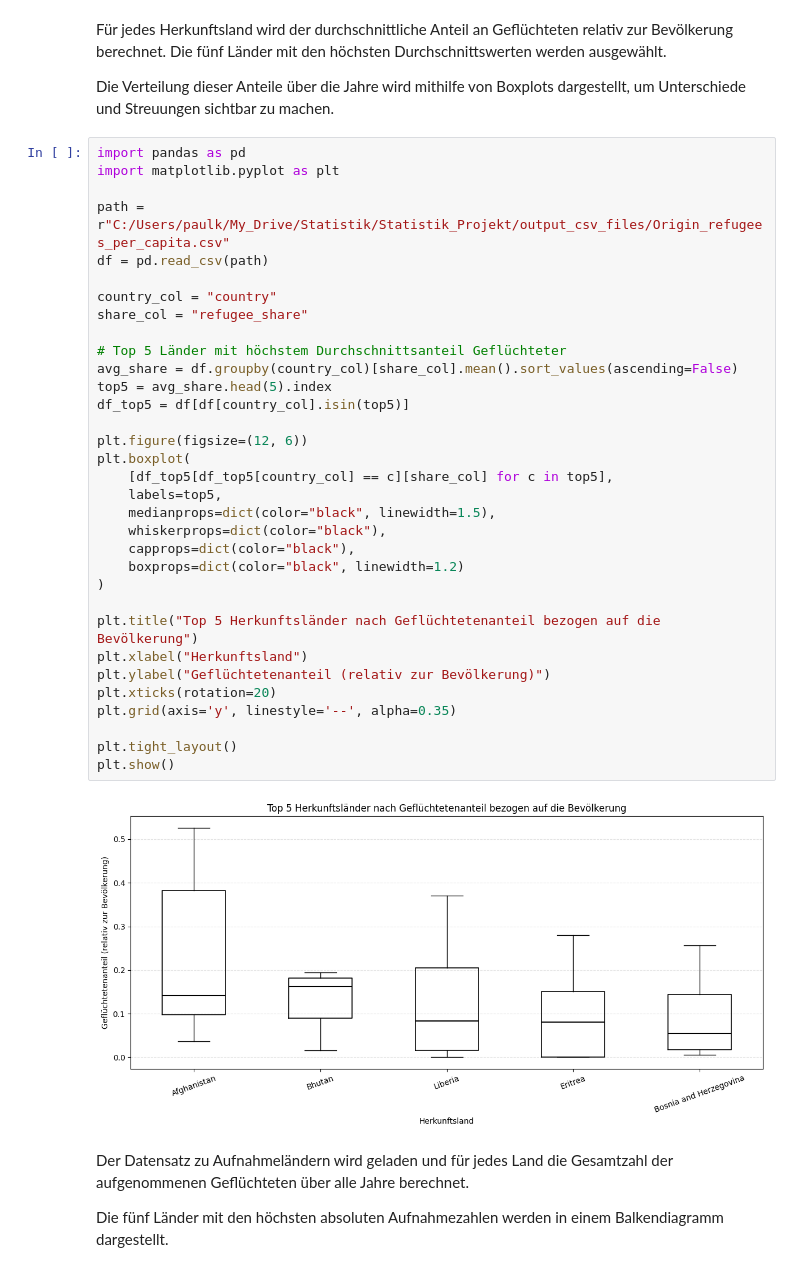
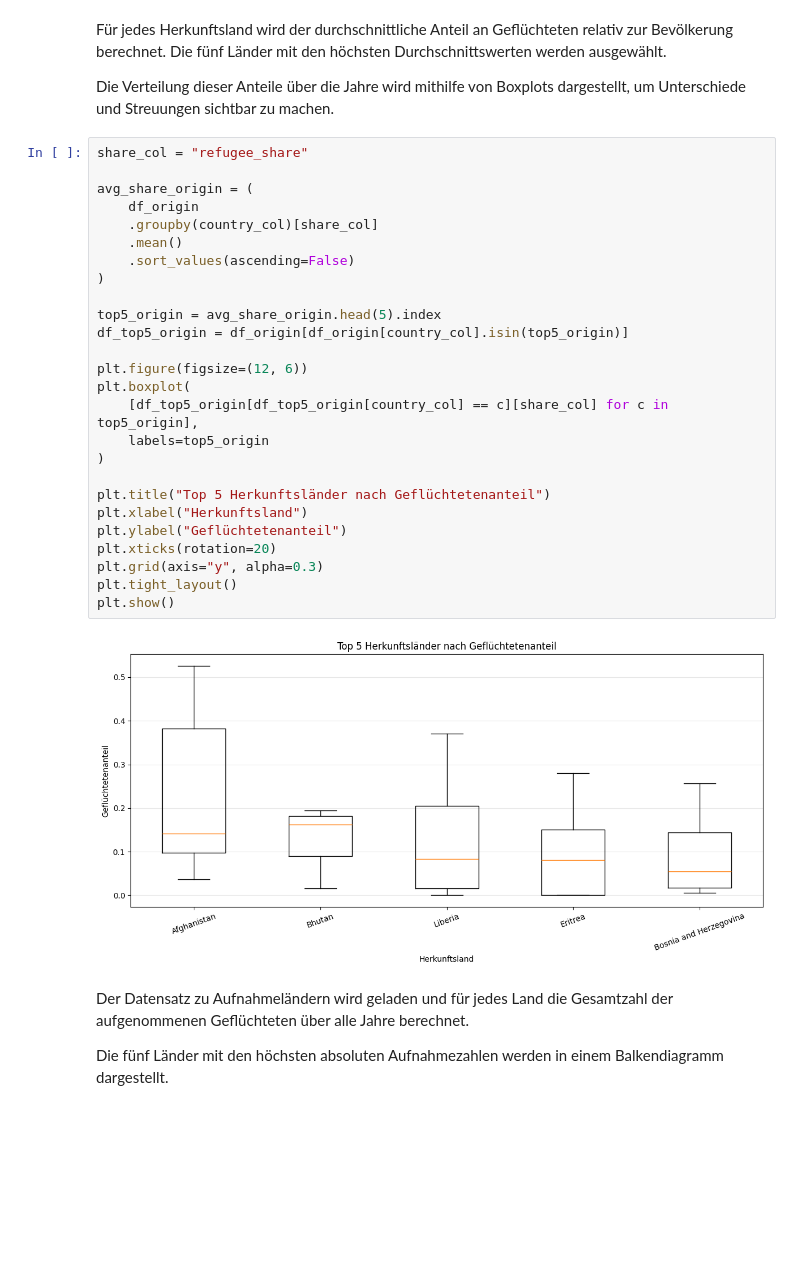
Before and after one commit to paujoko/Statistik_project_refugees, a Jupyter notebook: Boxplot_histogramm.ipynb, the cells around one changed output. Saved outputs shown, nothing was run; the diff lists cells and outputs as text; blank space fills up the shorter version.

```diff
--- a/Boxplot_histogramm.ipynb
+++ b/Boxplot_histogramm.ipynb
@@ -53,40 +53,33 @@ Durchschnittswerten werden ausgewählt.
 Die Verteilung dieser Anteile über die Jahre wird mithilfe von Boxplots
 dargestellt, um Unterschiede und Streuungen sichtbar zu machen.
 # %%
-import pandas as pd
-import matplotlib.pyplot as plt
-
-path = r"C:/Users/paulk/My_Drive/Statistik/Statistik_Projekt/output_csv_files/Origin_refugees_per_capita.csv"
-df = pd.read_csv(path)
-
-country_col = "country"
 share_col = "refugee_share"
 
-# Top 5 Länder mit höchstem Durchschnittsanteil Geflüchteter
-avg_share = df.groupby(country_col)[share_col].mean().sort_values(ascending=False)
-top5 = avg_share.head(5).index
-df_top5 = df[df[country_col].isin(top5)]
+avg_share_origin = (
+    df_origin
+    .groupby(country_col)[share_col]
+    .mean()
+    .sort_values(ascending=False)
+)
+
+top5_origin = avg_share_origin.head(5).index
+df_top5_origin = df_origin[df_origin[country_col].isin(top5_origin)]
 
 plt.figure(figsize=(12, 6))
 plt.boxplot(
-    [df_top5[df_top5[country_col] == c][share_col] for c in top5],
-    labels=top5,
-    medianprops=dict(color="black", linewidth=1.5),
-    whiskerprops=dict(color="black"),
-    capprops=dict(color="black"),
-    boxprops=dict(color="black", linewidth=1.2)
+    [df_top5_origin[df_top5_origin[country_col] == c][share_col] for c in top5_origin],
+    labels=top5_origin
 )
 
-plt.title("Top 5 Herkunftsländer nach Geflüchtetenanteil bezogen auf die Bevölkerung")
+plt.title("Top 5 Herkunftsländer nach Geflüchtetenanteil")
 plt.xlabel("Herkunftsland")
-plt.ylabel("Geflüchtetenanteil (relativ zur Bevölkerung)")
+plt.ylabel("Geflüchtetenanteil")
 plt.xticks(rotation=20)
-plt.grid(axis='y', linestyle='--', alpha=0.35)
-
+plt.grid(axis="y", alpha=0.3)
 plt.tight_layout()
 plt.show()
 # %% [output]
-[figure, old version]
+[figure, new version]
 # %% [markdown]
 Der Datensatz zu Aufnahmeländern wird geladen und für jedes Land die
 Gesamtzahl der aufgenommenen Geflüchteten über alle Jahre berechnet.
```
Also changed, not shown: parts of 3 cells of this notebook, 15 other files.
